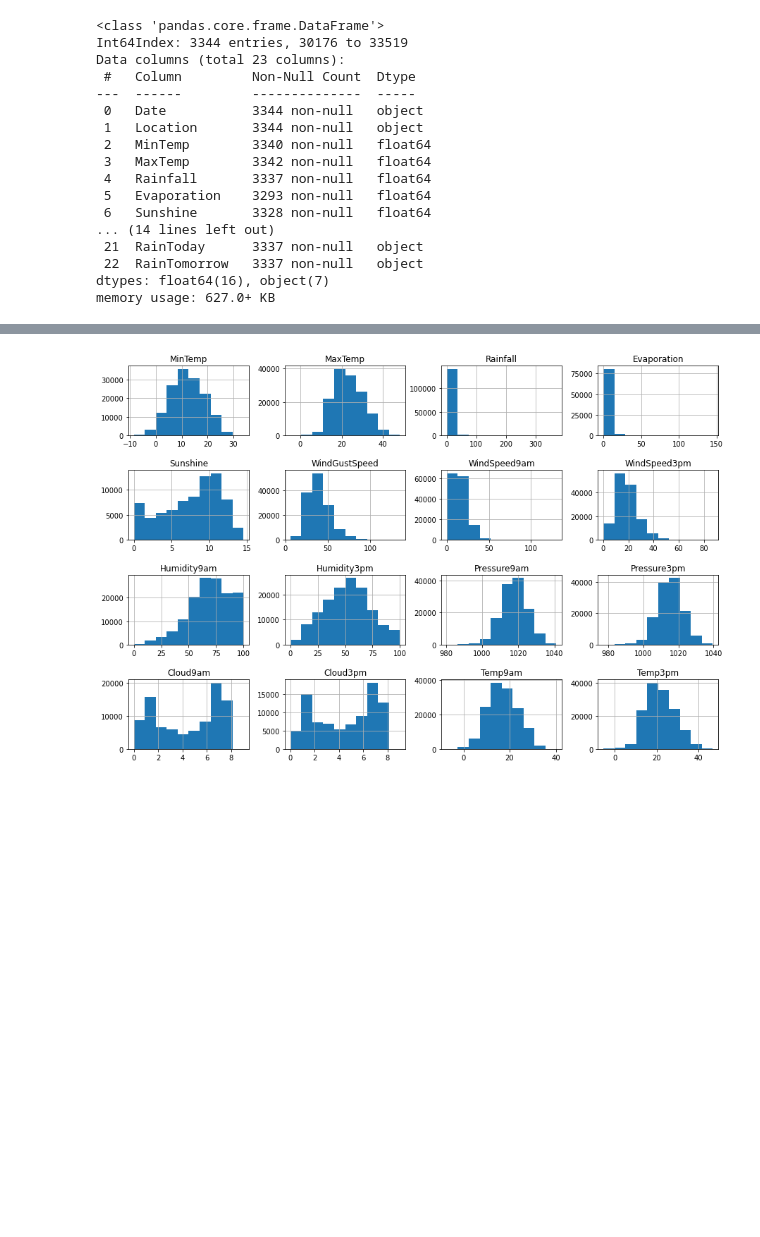
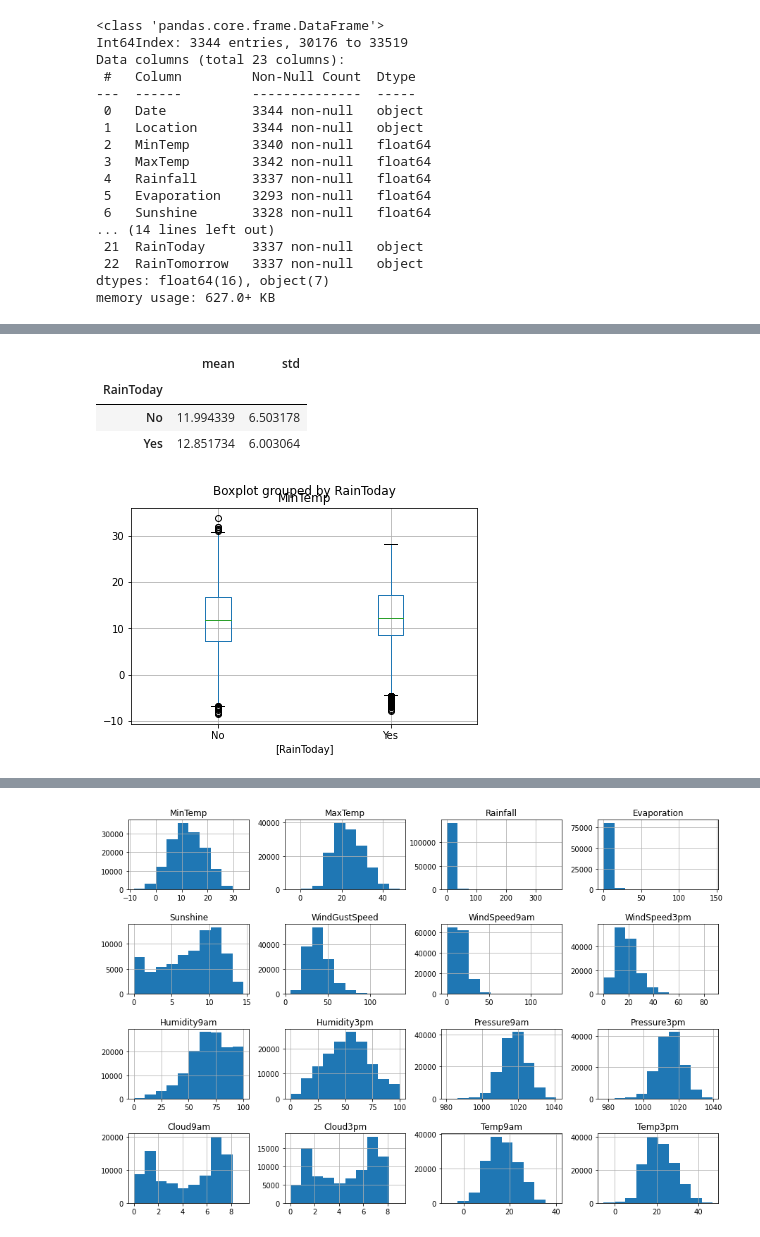
Before and after one commit to sangeetajay/Springboard, a Jupyter notebook: Second_Capstone/rain_in_australia_1.ipynb, the cells around one changed output, grey strips where cells are left out. Cells and saved outputs as stored; diff of their text form; code cells hidden in the pictures; blank space fills up the shorter version.

Commit message:
modified rain_australia notebook

```diff
--- a/Second_Capstone/rain_in_australia_1.ipynb
+++ b/Second_Capstone/rain_in_australia_1.ipynb
@@ -107,0 +125,9 @@ memory usage: 627.0+ KB
+# %%
+df.boxplot(column=['MinTemp'],by = ['RainToday'])
+pd.DataFrame(df.groupby( ['RainToday'])['MinTemp'].describe().loc[:,['mean','std']])
+# %% [output]
+|  | mean | std |
+| RainToday |  |  |
+| No | 11.994339 | 6.503178 |
+| Yes | 12.851734 | 6.003064 |
+[figure, added]
```
Also changed, not shown: parts of 16 cells of this notebook.
